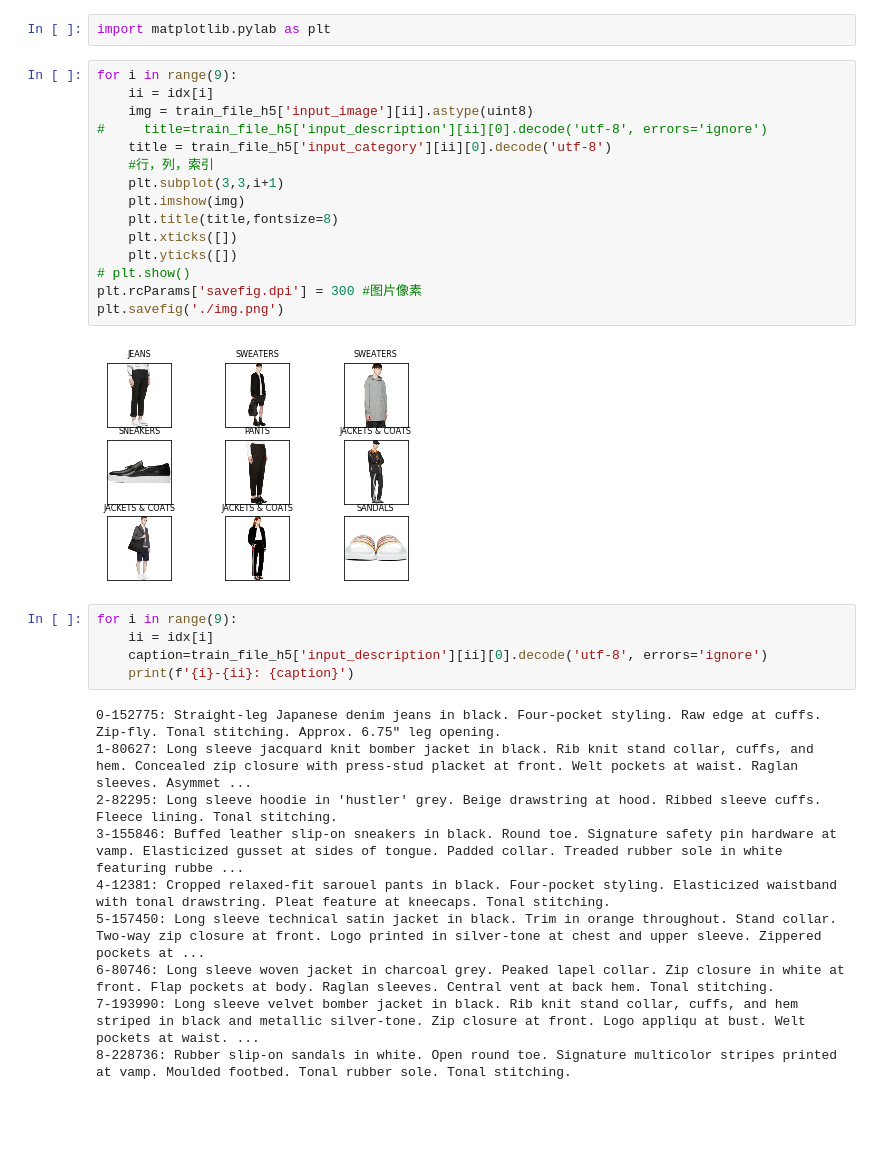
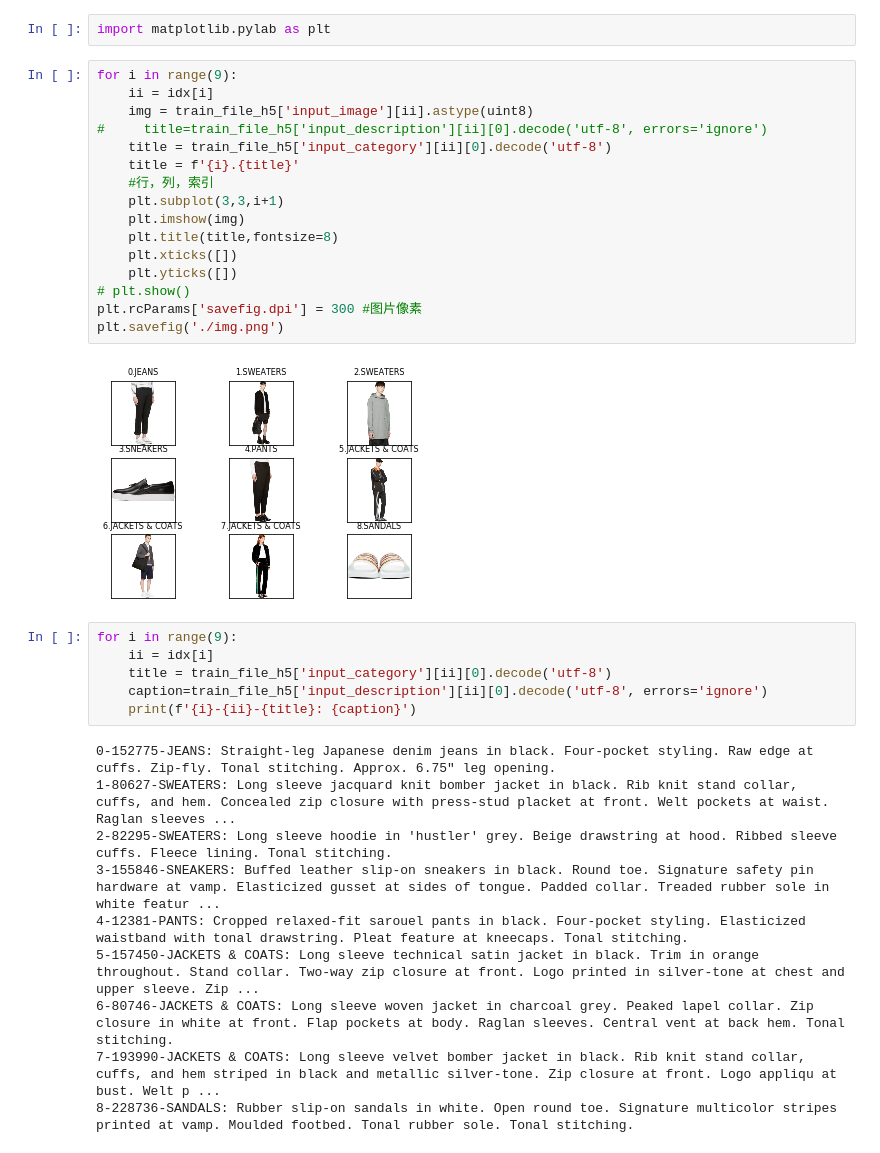
Before and after one commit to huangtao36/DatasetAnalysis, a Jupyter notebook: FashionGen/FashionGen_Analysis.ipynb, the cells around one changed output. Cells and saved outputs as stored; diff of their text form; blank space fills up the shorter version.

```diff
--- a/FashionGen/FashionGen_Analysis.ipynb
+++ b/FashionGen/FashionGen_Analysis.ipynb
@@ -175,32 +175,34 @@ import matplotlib.pylab as plt
 # %%
 for i in range(9):
     ii = idx[i]
     img = train_file_h5['input_image'][ii].astype(uint8)
 #     title=train_file_h5['input_description'][ii][0].decode('utf-8', errors='ignore')
     title = train_file_h5['input_category'][ii][0].decode('utf-8')
+    title = f'{i}.{title}'
     #行，列，索引
     plt.subplot(3,3,i+1)
     plt.imshow(img)
     plt.title(title,fontsize=8)
     plt.xticks([])
     plt.yticks([])
 # plt.show()
 plt.rcParams['savefig.dpi'] = 300 #图片像素
 plt.savefig('./img.png')
 # %% [output]
-[figure, old version]
+[figure, new version]
 # %%
 for i in range(9):
     ii = idx[i]
+    title = train_file_h5['input_category'][ii][0].decode('utf-8')
     caption=train_file_h5['input_description'][ii][0].decode('utf-8', errors='ignore')
-    print(f'{i}-{ii}: {caption}')
+    print(f'{i}-{ii}-{title}: {caption}')
 # %% [output]
-0-152775: Straight-leg Japanese denim jeans in black. Four-pocket styling. Raw edge at cuffs. Zip-fly. Tonal stitching. Approx. 6.75" leg opening.
-1-80627: Long sleeve jacquard knit bomber jacket in black. Rib knit stand collar, cuffs, and hem. Concealed zip closure with press-stud placket at front. Welt pockets at waist. Raglan sleeves. Asymmet ...
-2-82295: Long sleeve hoodie in 'hustler' grey. Beige drawstring at hood. Ribbed sleeve cuffs. Fleece lining. Tonal stitching.
-3-155846: Buffed leather slip-on sneakers in black. Round toe. Signature safety pin hardware at vamp. Elasticized gusset at sides of tongue. Padded collar. Treaded rubber sole in white featuring rubbe ...
-4-12381: Cropped relaxed-fit sarouel pants in black. Four-pocket styling. Elasticized waistband with tonal drawstring. Pleat feature at kneecaps. Tonal stitching.
-5-157450: Long sleeve technical satin jacket in black. Trim in orange throughout. Stand collar. Two-way zip closure at front. Logo printed in silver-tone at chest and upper sleeve. Zippered pockets at ...
-6-80746: Long sleeve woven jacket in charcoal grey. Peaked lapel collar. Zip closure in white at front. Flap pockets at body. Raglan sleeves. Central vent at back hem. Tonal stitching.
-7-193990: Long sleeve velvet bomber jacket in black. Rib knit stand collar, cuffs, and hem striped in black and metallic silver-tone. Zip closure at front. Logo appliqu at bust. Welt pockets at waist. ...
-8-228736: Rubber slip-on sandals in white. Open round toe. Signature multicolor stripes printed at vamp. Moulded footbed. Tonal rubber sole. Tonal stitching.
+0-152775-JEANS: Straight-leg Japanese denim jeans in black. Four-pocket styling. Raw edge at cuffs. Zip-fly. Tonal stitching. Approx. 6.75" leg opening.
+1-80627-SWEATERS: Long sleeve jacquard knit bomber jacket in black. Rib knit stand collar, cuffs, and hem. Concealed zip closure with press-stud placket at front. Welt pockets at waist. Raglan sleeves ...
+2-82295-SWEATERS: Long sleeve hoodie in 'hustler' grey. Beige drawstring at hood. Ribbed sleeve cuffs. Fleece lining. Tonal stitching.
+3-155846-SNEAKERS: Buffed leather slip-on sneakers in black. Round toe. Signature safety pin hardware at vamp. Elasticized gusset at sides of tongue. Padded collar. Treaded rubber sole in white featur ...
+4-12381-PANTS: Cropped relaxed-fit sarouel pants in black. Four-pocket styling. Elasticized waistband with tonal drawstring. Pleat feature at kneecaps. Tonal stitching.
+5-157450-JACKETS & COATS: Long sleeve technical satin jacket in black. Trim in orange throughout. Stand collar. Two-way zip closure at front. Logo printed in silver-tone at chest and upper sleeve. Zip ...
+6-80746-JACKETS & COATS: Long sleeve woven jacket in charcoal grey. Peaked lapel collar. Zip closure in white at front. Flap pockets at body. Raglan sleeves. Central vent at back hem. Tonal stitching.
+7-193990-JACKETS & COATS: Long sleeve velvet bomber jacket in black. Rib knit stand collar, cuffs, and hem striped in black and metallic silver-tone. Zip closure at front. Logo appliqu at bust. Welt p ...
+8-228736-SANDALS: Rubber slip-on sandals in white. Open round toe. Signature multicolor stripes printed at vamp. Moulded footbed. Tonal rubber sole. Tonal stitching.
```
Also changed, not shown: 2 other files.
